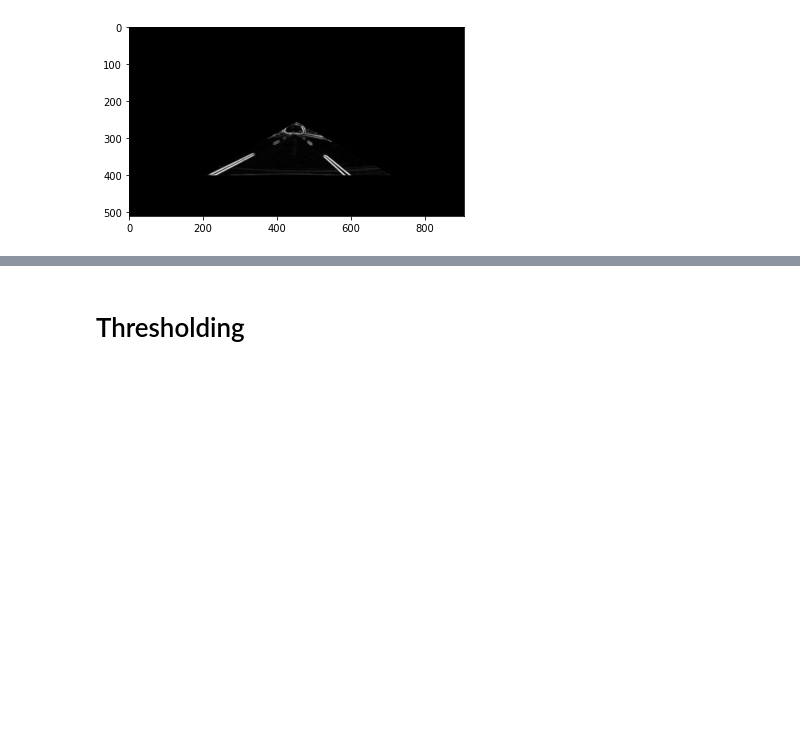
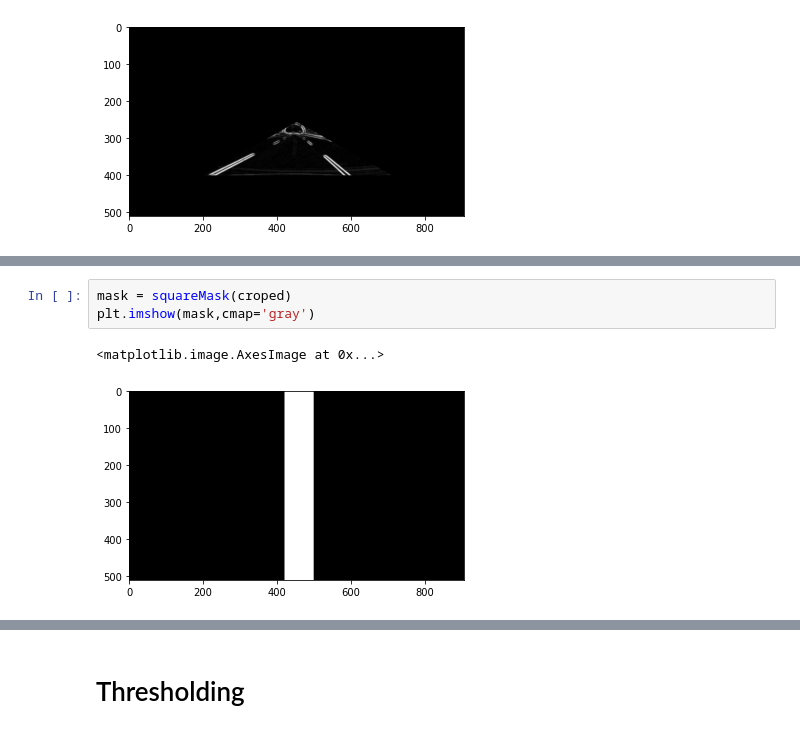
Before and after one commit to Beepbloop/lane_detection, a Jupyter notebook: EntireProcess.ipynb, the cells around one changed output, grey strips where cells are left out. Drawn from its saved outputs; the diff is of its cells as text; blank space fills up the shorter version.

```diff
--- a/EntireProcess.ipynb
+++ b/EntireProcess.ipynb
@@ -70,0 +84,6 @@ plt.imshow(croped,cmap='gray')
+# %%
+mask = squareMask(croped)
+plt.imshow(mask,cmap='gray')
+# %% [output]
+<matplotlib.image.AxesImage at 0x...>
+[figure, added]
```
Also changed, not shown: parts of 10 cells of this notebook, 2 other files.
